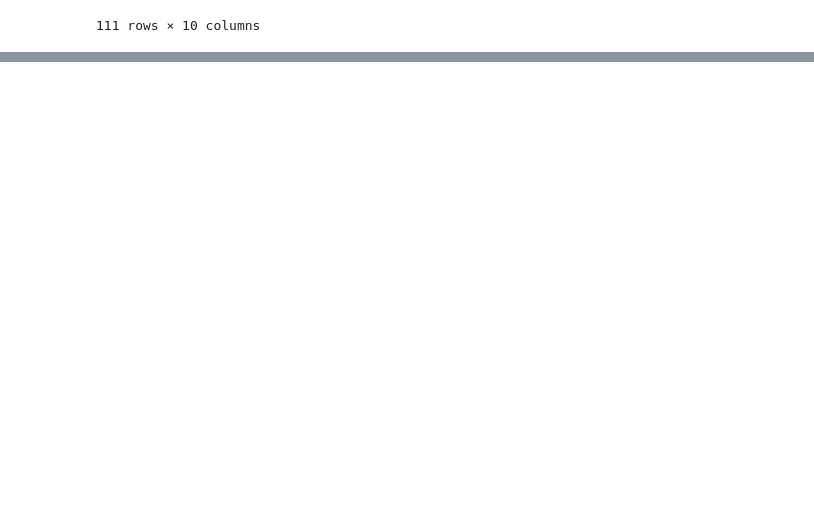
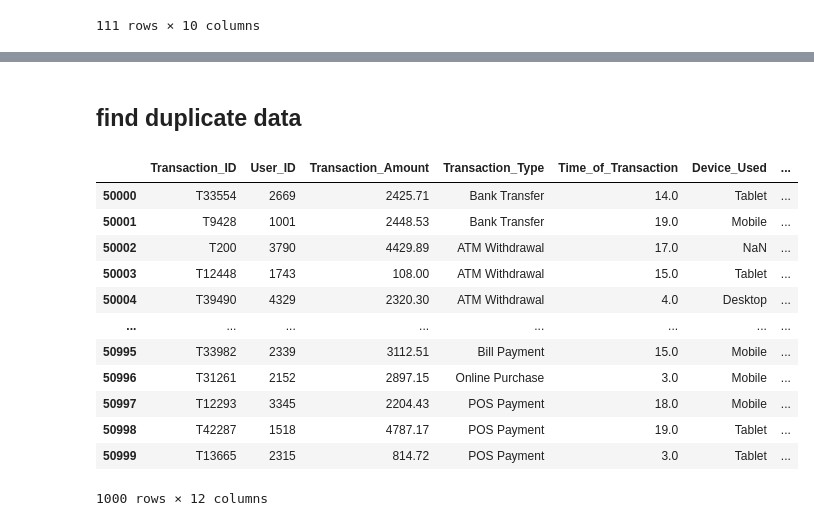
Before and after one commit to Sagarckr/DS-Practice, a Jupyter notebook: day5_data_cleaning.ipynb, the cells around one changed output, grey strips where cells are left out. Saved outputs shown, nothing was run; the diff lists cells and outputs as text; code cells hidden in the pictures; blank space fills up the shorter version.

Commit message:
data cleaning

```diff
--- a/day5_data_cleaning.ipynb
+++ b/day5_data_cleaning.ipynb
@@ -165,0 +274,3 @@ df
+# %%
+fraud = pd.read_csv('Dataset/Fraud Detection Dataset.csv')
+fraud.head()
@@ -165,0 +322,19 @@ df
+# %% [markdown]
+## find duplicate data
+# %%
+duplicate_data = fraud[fraud.duplicated(subset = 'Transaction_ID')]
+duplicate_data
+# %% [output]
+|  | Transaction_ID | User_ID | Transaction_Amount | Transaction_Type | Time_of_Transaction | Device_Used | ... |
+| 50000 | T33554 | 2669 | 2425.71 | Bank Transfer | 14.0 | Tablet | ... |
+| 50001 | T9428 | 1001 | 2448.53 | Bank Transfer | 19.0 | Mobile | ... |
+| 50002 | T200 | 3790 | 4429.89 | ATM Withdrawal | 17.0 | NaN | ... |
+| 50003 | T12448 | 1743 | 108.00 | ATM Withdrawal | 15.0 | Tablet | ... |
+| 50004 | T39490 | 4329 | 2320.30 | ATM Withdrawal | 4.0 | Desktop | ... |
+| ... | ... | ... | ... | ... | ... | ... | ... |
+| 50995 | T33982 | 2339 | 3112.51 | Bill Payment | 15.0 | Mobile | ... |
+| 50996 | T31261 | 2152 | 2897.15 | Online Purchase | 3.0 | Mobile | ... |
+| 50997 | T12293 | 3345 | 2204.43 | POS Payment | 18.0 | Mobile | ... |
+| 50998 | T42287 | 1518 | 4787.17 | POS Payment | 19.0 | Tablet | ... |
+| 50999 | T13665 | 2315 | 814.72 | POS Payment | 3.0 | Tablet | ... |
+1000 rows × 12 columns
```
Also changed, not shown: parts of 21 cells of this notebook.
